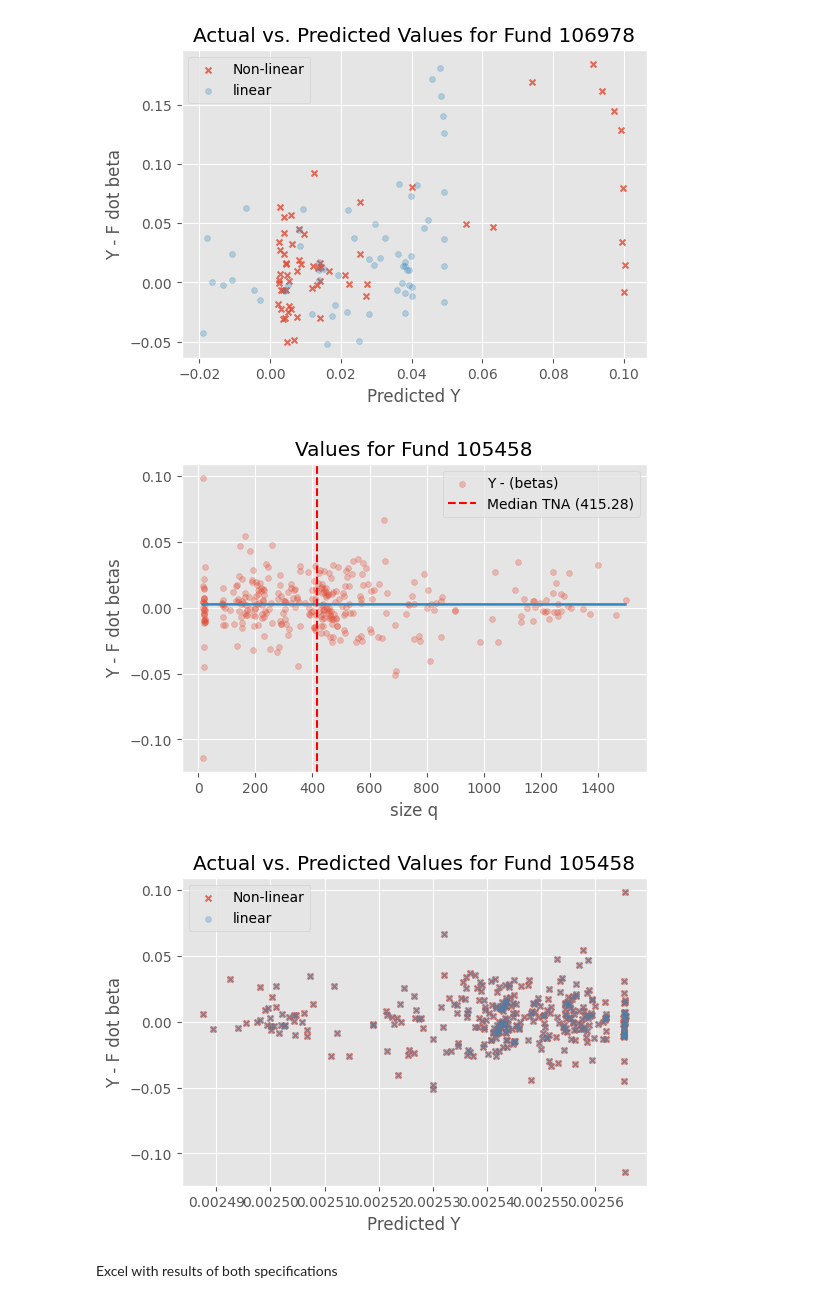
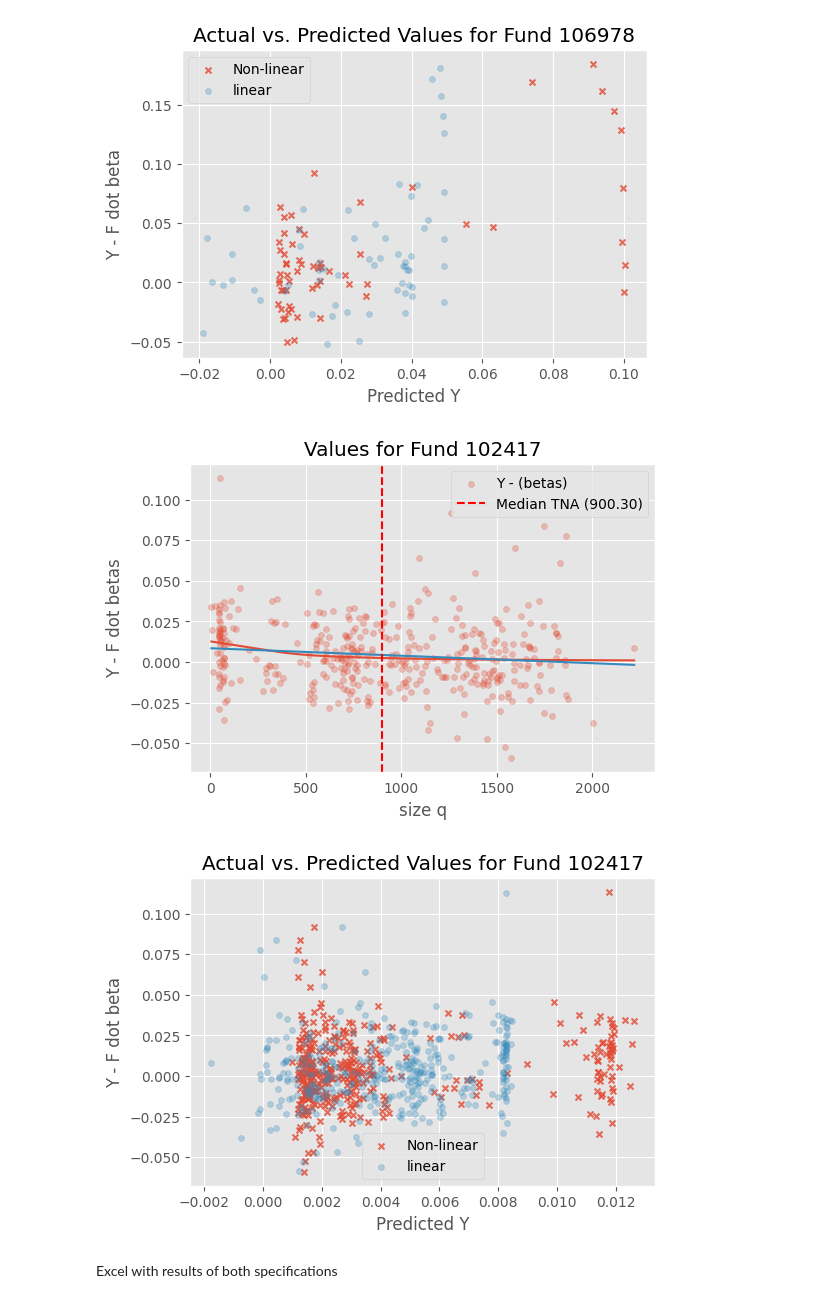
Before and after one commit to DavidSandovalRodriguez/Fund-Kink-Smoothing, a Jupyter notebook: WorkingNotebook_linBase.ipynb, the cells around one changed output. Drawn from its saved outputs; the diff is of its cells as text; code cells hidden in the pictures.

```diff
--- a/WorkingNotebook_linBase.ipynb
+++ b/WorkingNotebook_linBase.ipynb
@@ -98,6 +98,12 @@ def estimate_one_fund_lin(fund_df):
     b_hat = res.params[1]
     betas = res.params[2:]
 
+    p_values = res.pvalues
+
+    p_value_a = p_values[0]
+    p_value_b = p_values[1]
+    p_values_betas = p_values[2:]
+
     K_theory = a_hat / (2 * b_hat)
 
     out = {
@@ -107,7 +113,9 @@ def estimate_one_fund_lin(fund_df):
         "R2": res.rsquared,
         "SSE": res.ssr,
         "n_obs": len(y),
-        "K_the_lin": K_theory
+        "K_the_lin": K_theory,
+        "p_value_a": p_value_a,
+        "p_value_b":p_value_b
     }
 
     return out
@@ -555,10 +563,10 @@ plot_fit_fund_li_nolin_subsBeta(106978)
 [figure]
 [figure]
 # %%
-plot_fit_fund_li_nolin_subsBeta(105458)
+plot_fit_fund_li_nolin_subsBeta(102417)
 # %% [output]
-[figure, old version]
+[figure, new version]
-[figure, old version]
+[figure, new version]
 # %% [markdown]
 Excel with results of both specifications
 # %%
```
Also changed, not shown: parts of 5 cells of this notebook.
